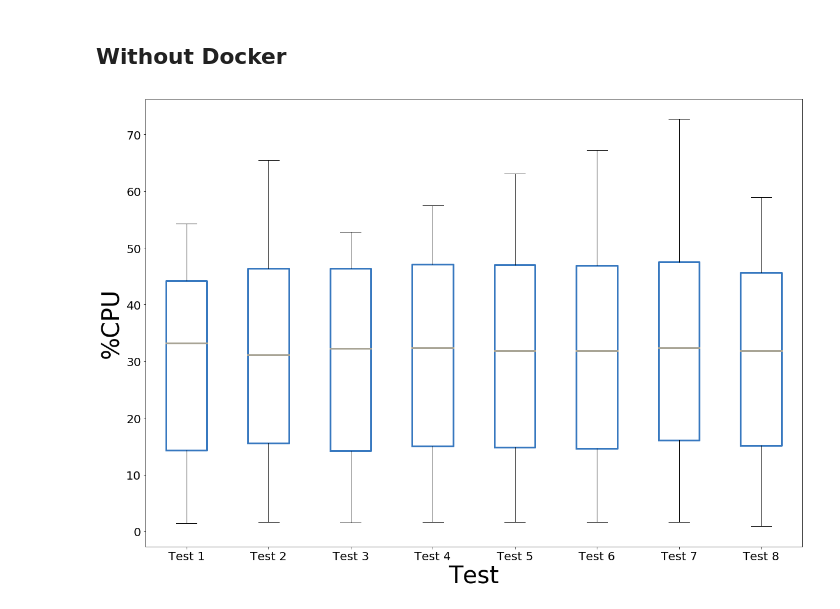
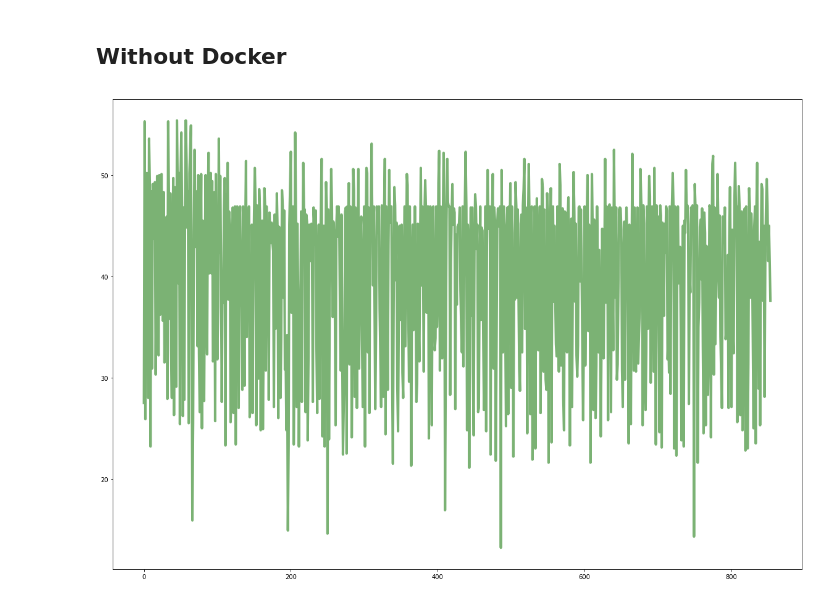
Before and after one commit to ThibaultHuyet/data_parsing, a Jupyter notebook: Notebooks/Untitled.ipynb, the cells around one changed output. Saved outputs shown, nothing was run; the diff lists cells and outputs as text; code cells hidden in the pictures.

```diff
--- a/Notebooks/Untitled.ipynb
+++ b/Notebooks/Untitled.ipynb
@@ -384,28 +397,29 @@ q3 = [q31, q32, q33, q34, q35, q36, q37, q38]
 # %%
-data = [prog1, prog2, prog3, prog4, prog5, prog6, prog7, prog8]
-labels = ['Test 1', 'Test 2', 'Test 3', 'Test 4', 'Test 5', 'Test 6', 'Test 7', 'Test 8']
+try:
+    data = [prog1, prog2, prog3, prog4, prog5, prog6, prog7, prog8]
+    labels = ['Test 1', 'Test 2', 'Test 3', 'Test 4', 'Test 5', 'Test 6', 'Test 7', 'Test 8']
 
-stats1 = cbook.boxplot_stats(data, labels = labels)
+    stats1 = cbook.boxplot_stats(data, labels = labels)
 
-for n in range(len(stats1)):
-    stats1[n]['med'] = median[n]
-    stats1[n]['q1'] = q1[n]
-    stats1[n]['q3'] = q3[n]
-    stats1[n]['whislo'] = mi[n]
-    stats1[n]['whishi'] = ma[n]
+    for n in range(len(stats1)):
+        stats1[n]['med'] = median[n]
+        stats1[n]['q1'] = q1[n]
+        stats1[n]['q3'] = q3[n]
+        stats1[n]['whislo'] = mi[n]
+        stats1[n]['whishi'] = ma[n]
 
-boxprops = dict(linewidth = 3, color = C[3])
-medianprops = dict(linewidth = 3, color = C[1])
+    boxprops = dict(linewidth = 3, color = C[3])
+    medianprops = dict(linewidth = 3, color = C[1])
 
-fig, axes = plt.subplots(figsize=(20, 14))
-bplot1 = axes.bxp(stats1, showfliers = False, boxprops = boxprops, medianprops = medianprops)
+    fig, axes = plt.subplots(figsize=(20, 14))
+    bplot1 = axes.bxp(stats1, showfliers = False, boxprops = boxprops, medianprops = medianprops)
 
-axes.set_ylabel('%CPU', fontsize = 40)
-axes.set_xlabel('Test', fontsize = 40)
+    axes.set_ylabel('%CPU', fontsize = 40)
+    axes.set_xlabel('Test', fontsize = 40)
 
-axes.tick_params(axis = 'both', which = 'major', labelsize = 20)
-axes.tick_params(axis = 'both', which = 'minor', labelsize = 20)
+    axes.tick_params(axis = 'both', which = 'major', labelsize = 20)
+    axes.tick_params(axis = 'both', which = 'minor', labelsize = 20)
 
-plt.show()
+    plt.show()
+except:
+    pass
-# %% [output]
-[figure, removed]
@@ -411,0 +430,15 @@ plt.show()
+# %%
+peaks1 = detect_peaks(main1)
+peaks2 = detect_peaks(main2)
+peaks3 = detect_peaks(main3)
+peaks4 = detect_peaks(main4)
+peaks5 = detect_peaks(main5)
+peaks6 = detect_peaks(main6)
+
+fig = plt.figure(figsize = (20, 14))
+ax = fig.add_subplot(111, label = "Comparison")
+
+ax.plot(main1[peaks1], color = C[0], label = 'Mean', linewidth = 4)
+plt.show()
+# %% [output]
+[figure, added]
```
Also changed, not shown: parts of 7 cells of this notebook.
